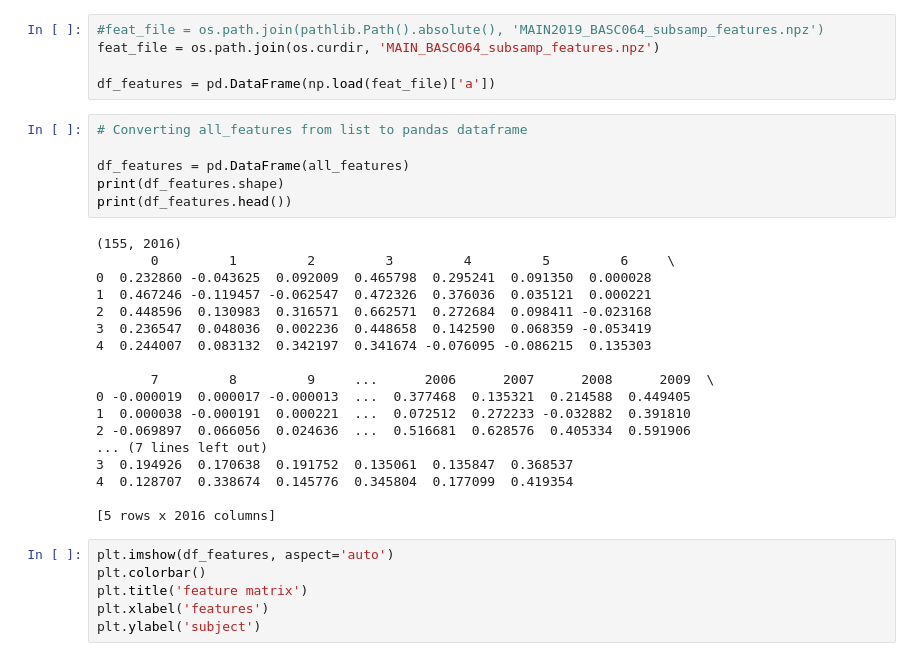
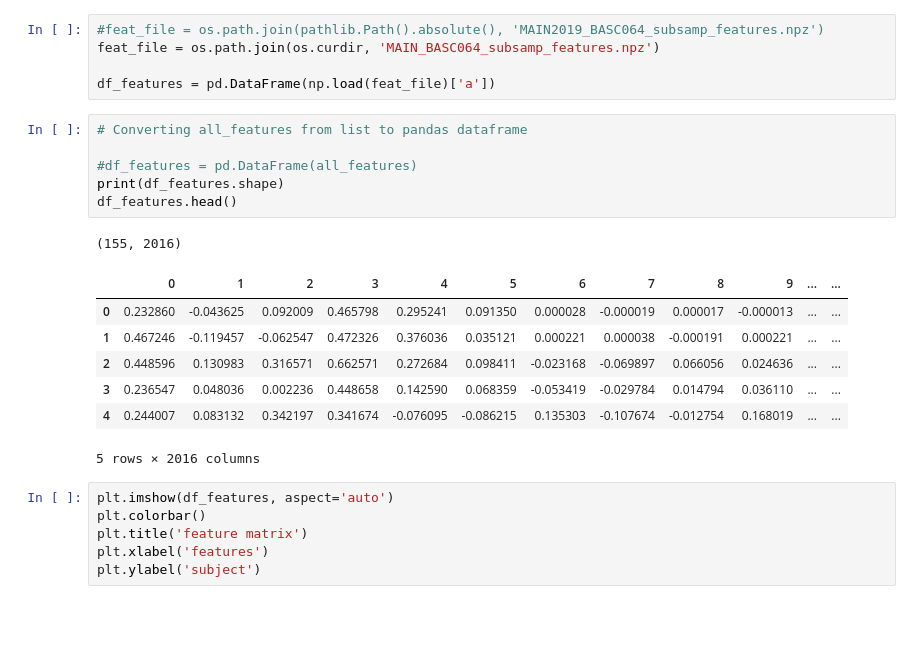
Before and after one commit to brainhack-school2020/tjays7_fmri, a Jupyter notebook: gender_fmri.ipynb, the cells around one changed output. Saved outputs shown, nothing was run; the diff lists cells and outputs as text; blank space fills up the shorter version.

```diff
--- a/gender_fmri.ipynb
+++ b/gender_fmri.ipynb
@@ -195,27 +203,18 @@ df_features = pd.DataFrame(np.load(feat_file)['a'])
 # %%
 # Converting all_features from list to pandas dataframe
 
-df_features = pd.DataFrame(all_features)
+#df_features = pd.DataFrame(all_features)
 print(df_features.shape)
-print(df_features.head())
+df_features.head()
 # %% [output]
 (155, 2016)
-       0         1         2         3         4         5         6     \
-0  0.232860 -0.043625  0.092009  0.465798  0.295241  0.091350  0.000028
-1  0.467246 -0.119457 -0.062547  0.472326  0.376036  0.035121  0.000221
-2  0.448596  0.130983  0.316571  0.662571  0.272684  0.098411 -0.023168
-3  0.236547  0.048036  0.002236  0.448658  0.142590  0.068359 -0.053419
-4  0.244007  0.083132  0.342197  0.341674 -0.076095 -0.086215  0.135303
-
-       7         8         9     ...      2006      2007      2008      2009  \
-0 -0.000019  0.000017 -0.000013  ...  0.377468  0.135321  0.214588  0.449405
-1  0.000038 -0.000191  0.000221  ...  0.072512  0.272233 -0.032882  0.391810
-2 -0.069897  0.066056  0.024636  ...  0.516681  0.628576  0.405334  0.591906
-... (7 lines left out)
-3  0.194926  0.170638  0.191752  0.135061  0.135847  0.368537
-4  0.128707  0.338674  0.145776  0.345804  0.177099  0.419354
-
-[5 rows x 2016 columns]
+|  | 0 | 1 | 2 | 3 | 4 | 5 | 6 | 7 | 8 | 9 | ... | ... |
+| 0 | 0.232860 | -0.043625 | 0.092009 | 0.465798 | 0.295241 | 0.091350 | 0.000028 | -0.000019 | 0.000017 | -0.000013 | ... | ... |
+| 1 | 0.467246 | -0.119457 | -0.062547 | 0.472326 | 0.376036 | 0.035121 | 0.000221 | 0.000038 | -0.000191 | 0.000221 | ... | ... |
+| 2 | 0.448596 | 0.130983 | 0.316571 | 0.662571 | 0.272684 | 0.098411 | -0.023168 | -0.069897 | 0.066056 | 0.024636 | ... | ... |
+| 3 | 0.236547 | 0.048036 | 0.002236 | 0.448658 | 0.142590 | 0.068359 | -0.053419 | -0.029784 | 0.014794 | 0.036110 | ... | ... |
+| 4 | 0.244007 | 0.083132 | 0.342197 | 0.341674 | -0.076095 | -0.086215 | 0.135303 | -0.107674 | -0.012754 | 0.168019 | ... | ... |
+5 rows × 2016 columns
 # %%
 plt.imshow(df_features, aspect='auto')
 plt.colorbar()
```
Also changed, not shown: parts of 19 cells of this notebook.
